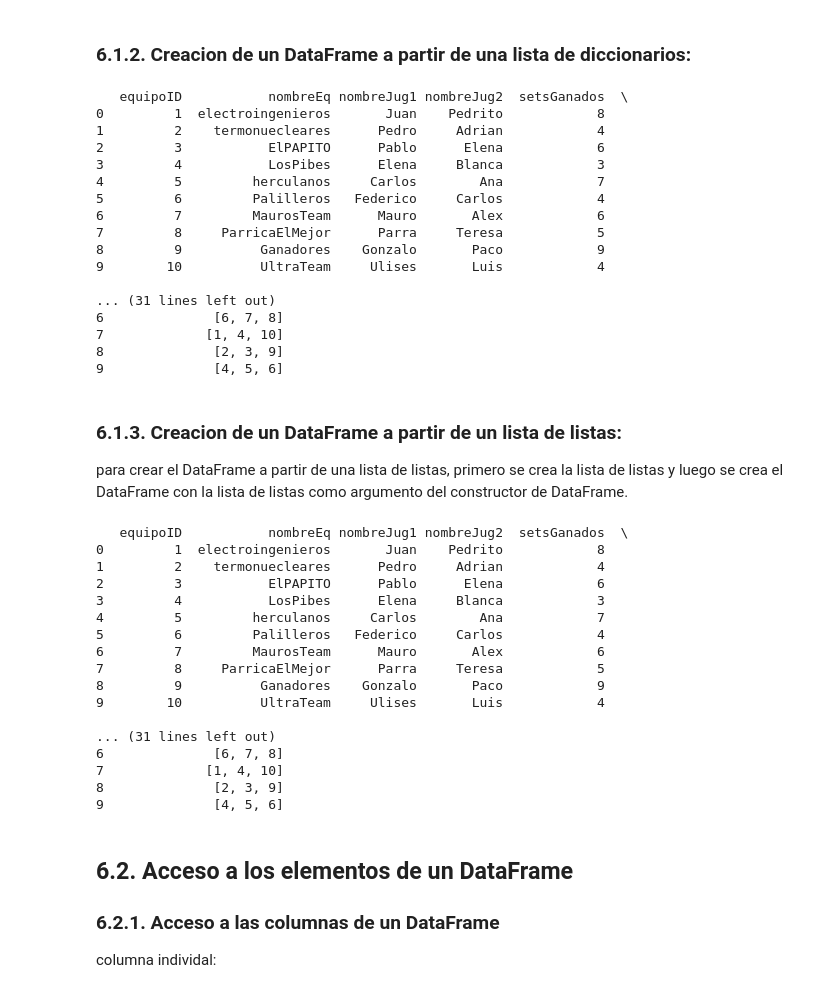
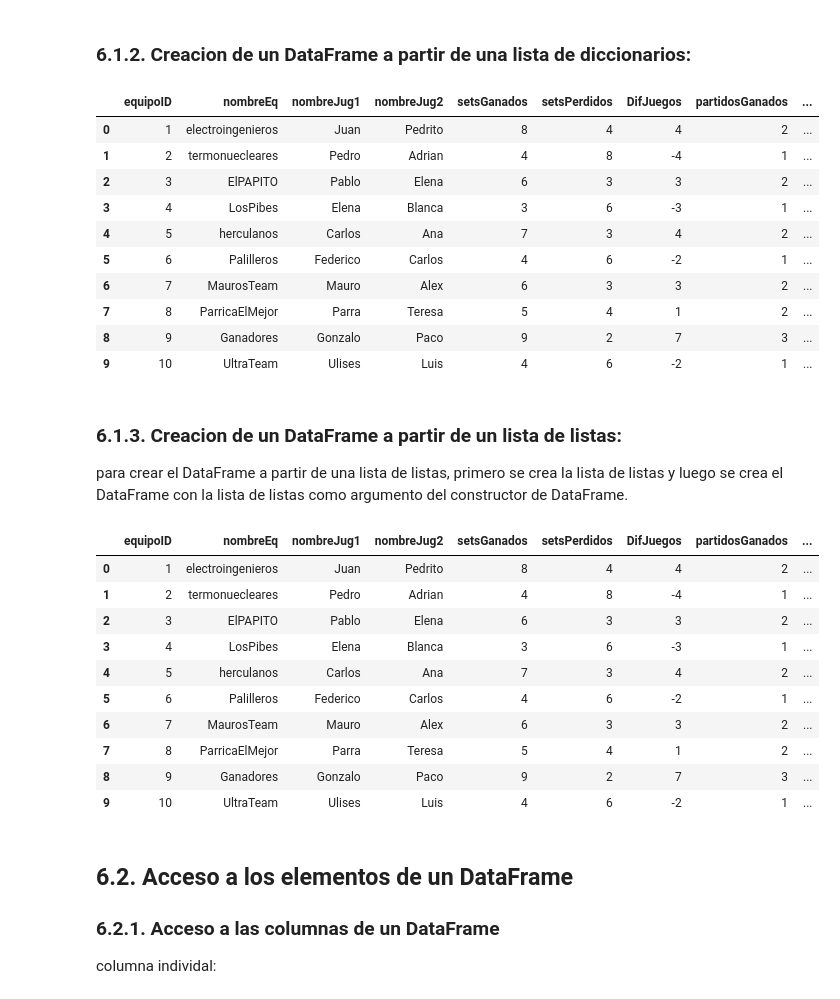
Before and after one commit to JBLOZ/IA, a Jupyter notebook: Mates Discretas/pandas/panda1.ipynb, the cells around one changed output. Drawn from its saved outputs; the diff is of its cells as text; code cells hidden in the pictures.

```diff
--- a/Mates Discretas/pandas/panda1.ipynb
+++ b/Mates Discretas/pandas/panda1.ipynb
@@ -46,36 +40,30 @@ print(dfPadelWorldCupDicc)
 # %%
 padelWorldCupListDicc = [
     {'equipoID': 1, 'nombreEq': 'electroingenieros', 'nombreJug1': 'Juan', 'nombreJug2': 'Pedrito', 'setsGanados': 8, 'setsPerdidos': 4, 'DifJuegos': 4, 'partidosGanados': 2, 'dineroGenerado': 300, 'mediaEspectadoresPorEquipo': 1000, 'entradasVendidasPorEquipo': 100, 'enfrentamientosJugados': [1, 2, 3]},
     {'equipoID': 2, 'nombreEq': 'termonuecleares', 'nombreJug1': 'Pedro', 'nombreJug2': 'Adrian', 'setsGanados': 4, 'setsPerdidos': 8, 'DifJuegos': -4, 'partidosGanados': 1, 'dineroGenerado': 200, 'mediaEspectadoresPorEquipo': 800, 'entradasVendidasPorEquipo': 80, 'enfrentamientosJugados': [5, 6, 7]},
     {'equipoID': 3, 'nombreEq': 'ElPAPITO', 'nombreJug1': 'Pablo', 'nombreJug2': 'Elena', 'setsGanados': 6, 'setsPerdidos': 3, 'DifJuegos': 3, 'partidosGanados': 2, 'dineroGenerado': 250, 'mediaEspectadoresPorEquipo': 900, 'entradasVendidasPorEquipo': 90, 'enfrentamientosJugados': [1, 5, 9]},
     {'equipoID': 4, 'nombreEq': 'LosPibes', 'nombreJug1': 'Elena', 'nombreJug2': 'Blanca', 'setsGanados': 3, 'setsPerdidos': 6, 'DifJuegos': -3, 'partidosGanados': 1, 'dineroGenerado': 150, 'mediaEspectadoresPorEquipo': 700, 'entradasVendidasPorEquipo': 70, 'enfrentamientosJugados': [2, 6, 10]},
     {'equipoID': 5, 'nombreEq': 'herculanos', 'nombreJug1': 'Carlos', 'nombreJug2': 'Ana', 'setsGanados': 7, 'setsPerdidos': 3, 'DifJuegos': 4, 'partidosGanados': 2, 'dineroGenerado': 300, 'mediaEspectadoresPorEquipo': 1000, 'entradasVendidasPorEquipo': 100, 'enfrentamientosJugados': [3, 7, 8]},
     {'equipoID': 6, 'nombreEq': 'Palilleros', 'nombreJug1': 'Federico', 'nombreJug2': 'Carlos', 'setsGanados': 4, 'setsPerdidos': 6, 'DifJuegos': -2, 'partidosGanados': 1, 'dineroGenerado': 200, 'mediaEspectadoresPorEquipo': 800, 'entradasVendidasPorEquipo': 80, 'enfrentamientosJugados': [4, 9, 5]},
     {'equipoID': 7, 'nombreEq': 'MaurosTeam', 'nombreJug1': 'Mauro', 'nombreJug2': 'Alex', 'setsGanados': 6, 'setsPerdidos': 3, 'DifJuegos': 3, 'partidosGanados': 2, 'dineroGenerado': 250, 'mediaEspectadoresPorEquipo': 900, 'entradasVendidasPorEquipo': 90, 'enfrentamientosJugados': [6, 7, 8]},
     {'equipoID': 8, 'nombreEq': 'ParricaElMejor', 'nombreJug1': 'Parra', 'nombreJug2': 'Teresa', 'setsGanados': 5, 'setsPerdidos': 4, 'DifJuegos': 1, 'partidosGanados': 2, 'dineroGenerado': 300, 'mediaEspectadoresPorEquipo': 1000, 'entradasVendidasPorEquipo': 100, 'enfrentamientosJugados': [1, 4, 10]},
     {'equipoID': 9, 'nombreEq': 'Ganadores', 'nombreJug1': 'Gonzalo', 'nombreJug2': 'Paco', 'setsGanados': 9, 'setsPerdidos': 2, 'DifJuegos': 7, 'partidosGanados': 3, 'dineroGenerado': 400, 'mediaEspectadoresPorEquipo': 1200, 'entradasVendidasPorEquipo': 120, 'enfrentamientosJugados': [2, 3, 9]},
     {'equipoID': 10, 'nombreEq': 'UltraTeam', 'nombreJug1': 'Ulises', 'nombreJug2': 'Luis', 'setsGanados': 4, 'setsPerdidos': 6, 'DifJuegos': -2, 'partidosGanados': 1, 'dineroGenerado': 200, 'mediaEspectadoresPorEquipo': 800, 'entradasVendidasPorEquipo': 80, 'enfrentamientosJugados': [4, 5, 6]}
 ]
 dfPadelWorldCupListDicc = pd.DataFrame(padelWorldCupListDicc)
-print(dfPadelWorldCupListDicc)
+dfPadelWorldCupListDicc
 # %% [output]
-   equipoID           nombreEq nombreJug1 nombreJug2  setsGanados  \
-0         1  electroingenieros       Juan    Pedrito            8
-1         2    termonuecleares      Pedro     Adrian            4
-2         3           ElPAPITO      Pablo      Elena            6
-3         4           LosPibes      Elena     Blanca            3
-4         5         herculanos     Carlos        Ana            7
-5         6         Palilleros   Federico     Carlos            4
-6         7         MaurosTeam      Mauro       Alex            6
-7         8     ParricaElMejor      Parra     Teresa            5
-8         9          Ganadores    Gonzalo       Paco            9
-9        10          UltraTeam     Ulises       Luis            4
-
-... (31 lines left out)
-6              [6, 7, 8]
-7             [1, 4, 10]
-8              [2, 3, 9]
-9              [4, 5, 6]
+|  | equipoID | nombreEq | nombreJug1 | nombreJug2 | setsGanados | setsPerdidos | DifJuegos | partidosGanados | ... |
+| 0 | 1 | electroingenieros | Juan | Pedrito | 8 | 4 | 4 | 2 | ... |
+| 1 | 2 | termonuecleares | Pedro | Adrian | 4 | 8 | -4 | 1 | ... |
+| 2 | 3 | ElPAPITO | Pablo | Elena | 6 | 3 | 3 | 2 | ... |
+| 3 | 4 | LosPibes | Elena | Blanca | 3 | 6 | -3 | 1 | ... |
+| 4 | 5 | herculanos | Carlos | Ana | 7 | 3 | 4 | 2 | ... |
+| 5 | 6 | Palilleros | Federico | Carlos | 4 | 6 | -2 | 1 | ... |
+| 6 | 7 | MaurosTeam | Mauro | Alex | 6 | 3 | 3 | 2 | ... |
+| 7 | 8 | ParricaElMejor | Parra | Teresa | 5 | 4 | 1 | 2 | ... |
+| 8 | 9 | Ganadores | Gonzalo | Paco | 9 | 2 | 7 | 3 | ... |
+| 9 | 10 | UltraTeam | Ulises | Luis | 4 | 6 | -2 | 1 | ... |
 # %% [markdown]
 ### 6.1.3. Creacion de un DataFrame a partir de un lista de listas:
 para crear el DataFrame a partir de una lista de listas, primero se crea la lista de listas y luego se crea el DataFrame con la lista de listas como argumento del constructor de DataFrame.
@@ -93,25 +81,19 @@ padelWorldCupListOfList = [
     [10, 'UltraTeam', 'Ulises', 'Luis', 4, 6, -2, 1, 200, 800, 80, [4, 5, 6]]]
 
 dfPadelWorldCupListOfList = pd.DataFrame(padelWorldCupListOfList, columns=['equipoID', 'nombreEq', 'nombreJug1', 'nombreJug2', 'setsGanados', 'setsPerdidos', 'DifJuegos', 'partidosGanados', 'dineroGenerado', 'mediaEspectadoresPorEquipo', 'entradasVendidasPorEquipo', 'enfrentamientosJugados'])
-print(dfPadelWorldCupListOfList)
+dfPadelWorldCupListOfList
 # %% [output]
-   equipoID           nombreEq nombreJug1 nombreJug2  setsGanados  \
-0         1  electroingenieros       Juan    Pedrito            8
-1         2    termonuecleares      Pedro     Adrian            4
-2         3           ElPAPITO      Pablo      Elena            6
-3         4           LosPibes      Elena     Blanca            3
-4         5         herculanos     Carlos        Ana            7
-5         6         Palilleros   Federico     Carlos            4
-6         7         MaurosTeam      Mauro       Alex            6
-7         8     ParricaElMejor      Parra     Teresa            5
-8         9          Ganadores    Gonzalo       Paco            9
-9        10          UltraTeam     Ulises       Luis            4
-
-... (31 lines left out)
-6              [6, 7, 8]
-7             [1, 4, 10]
-8              [2, 3, 9]
-9              [4, 5, 6]
+|  | equipoID | nombreEq | nombreJug1 | nombreJug2 | setsGanados | setsPerdidos | DifJuegos | partidosGanados | ... |
+| 0 | 1 | electroingenieros | Juan | Pedrito | 8 | 4 | 4 | 2 | ... |
+| 1 | 2 | termonuecleares | Pedro | Adrian | 4 | 8 | -4 | 1 | ... |
+| 2 | 3 | ElPAPITO | Pablo | Elena | 6 | 3 | 3 | 2 | ... |
+| 3 | 4 | LosPibes | Elena | Blanca | 3 | 6 | -3 | 1 | ... |
+| 4 | 5 | herculanos | Carlos | Ana | 7 | 3 | 4 | 2 | ... |
+| 5 | 6 | Palilleros | Federico | Carlos | 4 | 6 | -2 | 1 | ... |
+| 6 | 7 | MaurosTeam | Mauro | Alex | 6 | 3 | 3 | 2 | ... |
+| 7 | 8 | ParricaElMejor | Parra | Teresa | 5 | 4 | 1 | 2 | ... |
+| 8 | 9 | Ganadores | Gonzalo | Paco | 9 | 2 | 7 | 3 | ... |
+| 9 | 10 | UltraTeam | Ulises | Luis | 4 | 6 | -2 | 1 | ... |
 # %% [markdown]
 ## 6.2. Acceso a los elementos de un DataFrame
 ### 6.2.1. Acceso a las columnas de un DataFrame
```
Also changed, not shown: parts of 9 cells of this notebook.
